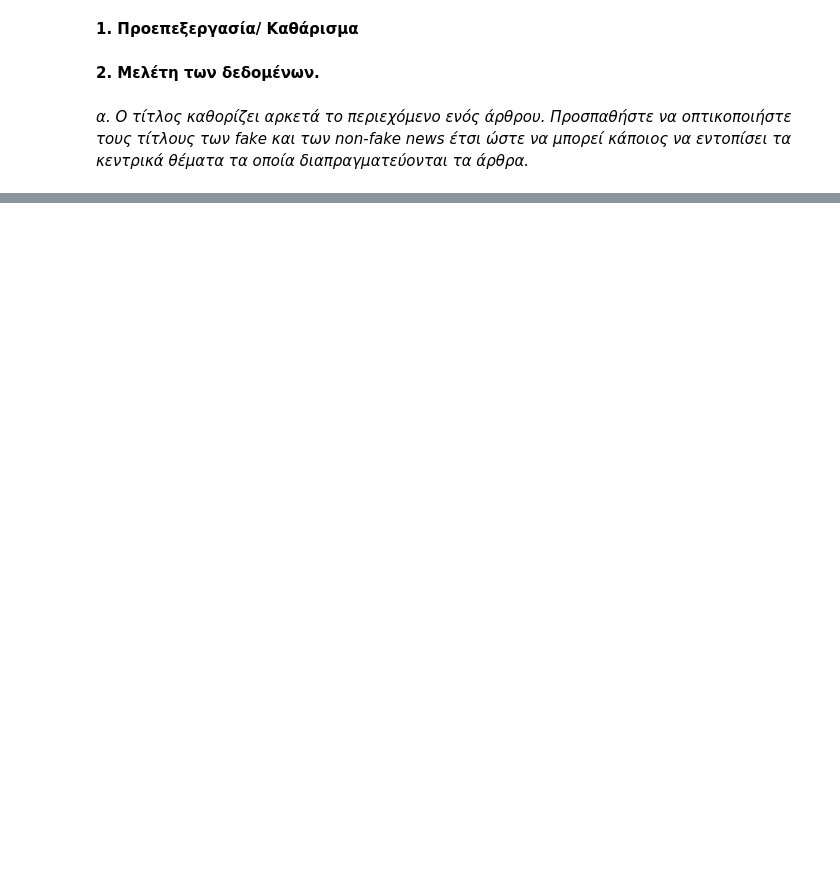
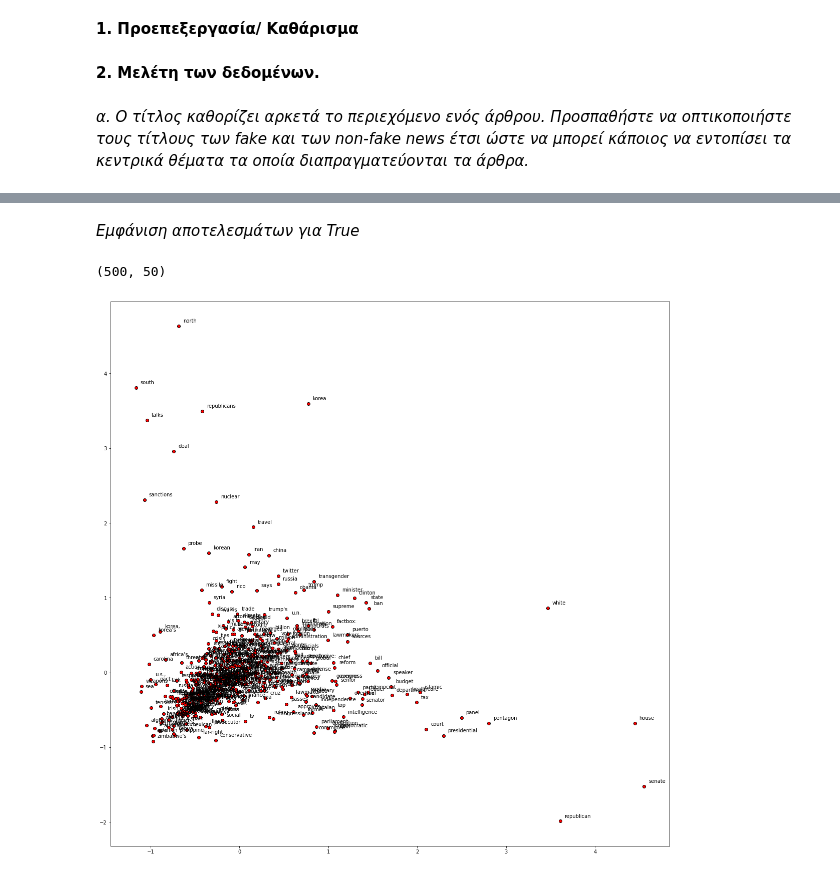
Before and after one commit to Themis-Sot/datam, a Jupyter notebook: DataMining_Project2.ipynb, the cells around one changed output, grey strips where cells are left out. Drawn from its saved outputs; the diff is of its cells as text; code cells hidden in the pictures; blank space fills up the shorter version.

```diff
--- a/DataMining_Project2.ipynb
+++ b/DataMining_Project2.ipynb
@@ -108,0 +152,3 @@ print(trueTokens2[0])
+# %%
+tempTrue = w2vmodelTrue.wv.index_to_key[:500]
+topTrue = list(dict.fromkeys(tempTrue))
@@ -108,0 +167,10 @@ print(trueTokens2[0])
+# %%
+vlistTrue = []
+words_filter_true = []
+
+for word in topTrue:
+        if word in w2vmodelTrue.wv.index_to_key:
+            vlistTrue.append(w2vmodelTrue.wv[word])
+            words_filter_true.append(word)
+
+word_vec_zip_true = list(zip(words_filter_true, vlistTrue))
@@ -108,0 +221,10 @@ print(trueTokens2[0])
+# %% [markdown]
+*Εμφάνιση αποτελεσμάτων για True*
+# %%
+wTrue = dfTrue['word']
+words = [w for w in wTrue]
+
+display_pca_scatterplot(w2vmodelTrue, words)
+# %% [output]
+(500, 50)
+[figure, added]
```
Also changed, not shown: parts of 22 cells of this notebook.
